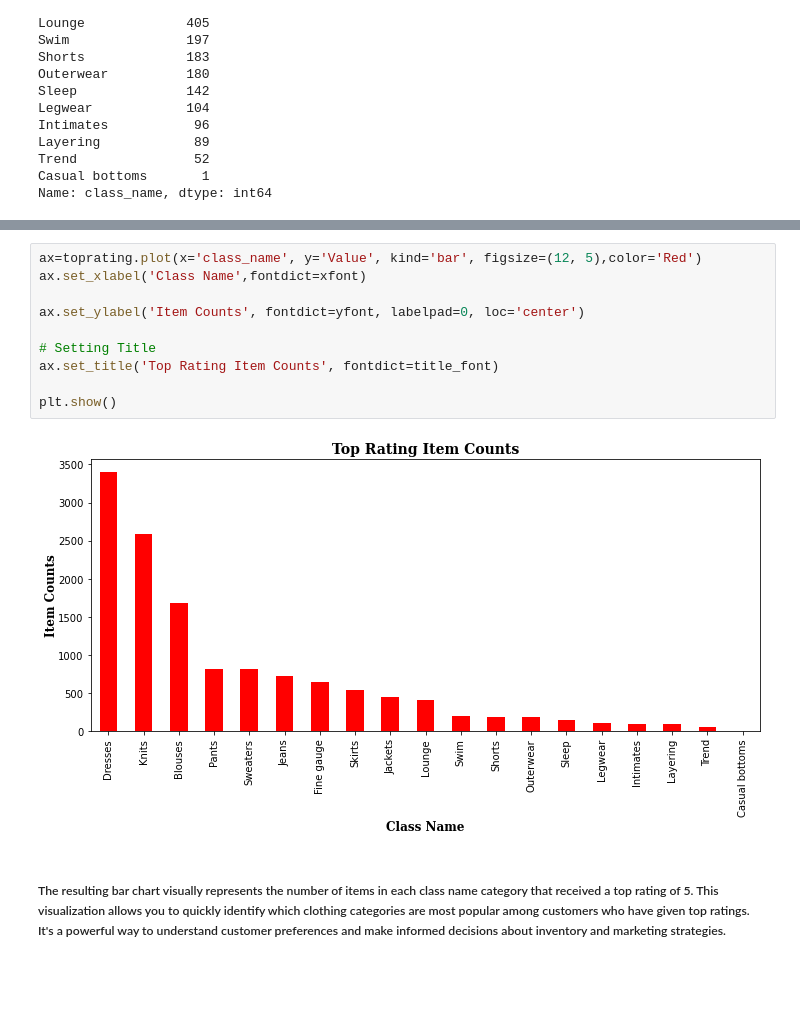
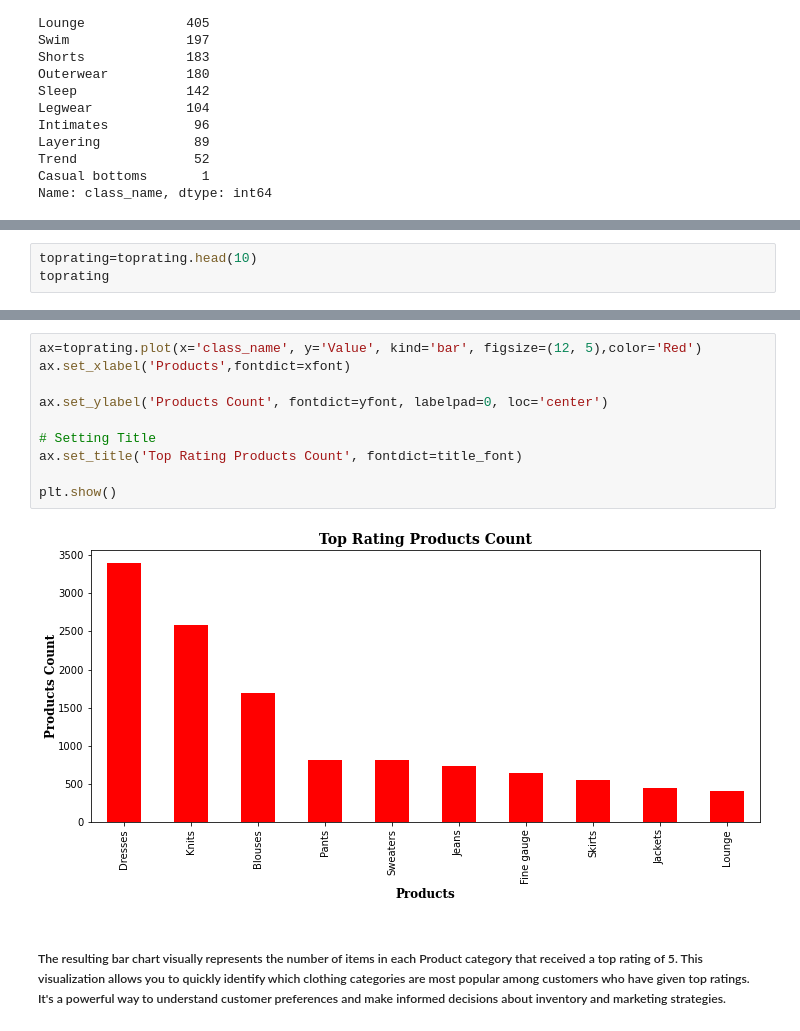
Before and after one commit to amsavalli-mylasalam/DataInSight, a Jupyter notebook: Comparing Categories/Bar plot/barplot.ipynb, the cells around one changed output, grey strips where cells are left out. Saved outputs shown, nothing was run; the diff lists cells and outputs as text; blank space fills up the shorter version.

```diff
--- a/Comparing Categories/Bar plot/barplot.ipynb
+++ b/Comparing Categories/Bar plot/barplot.ipynb
@@ -146,0 +136,3 @@ Name: class_name, dtype: int64
+# %%
+toprating=toprating.head(10)
+toprating
@@ -147,14 +162,14 @@ Name: class_name, dtype: int64
 # %%
 ax=toprating.plot(x='class_name', y='Value', kind='bar', figsize=(12, 5),color='Red')
-ax.set_xlabel('Class Name',fontdict=xfont)
+ax.set_xlabel('Products',fontdict=xfont)
 
-ax.set_ylabel('Item Counts', fontdict=yfont, labelpad=0, loc='center')
+ax.set_ylabel('Products Count', fontdict=yfont, labelpad=0, loc='center')
 
 # Setting Title
-ax.set_title('Top Rating Item Counts', fontdict=title_font)
+ax.set_title('Top Rating Products Count', fontdict=title_font)
 
 plt.show()
 # %% [output]
-[figure, old version]
+[figure, new version]
-# %% [markdown]
-##### The resulting bar chart visually represents the number of items in each class name category that received a top rating of 5. This visualization allows you to quickly identify which clothing categories are most popular among customers who have given top ratings. It's a powerful way to understand customer preferences and make informed decisions about inventory and marketing strategies.
+# %% [markdown]
+##### The resulting bar chart visually represents the number of items in each Product category that received a top rating of 5. This visualization allows you to quickly identify which clothing categories are most popular among customers who have given top ratings. It's a powerful way to understand customer preferences and make informed decisions about inventory and marketing strategies.
```
Also changed, not shown: parts of 15 cells of this notebook.
